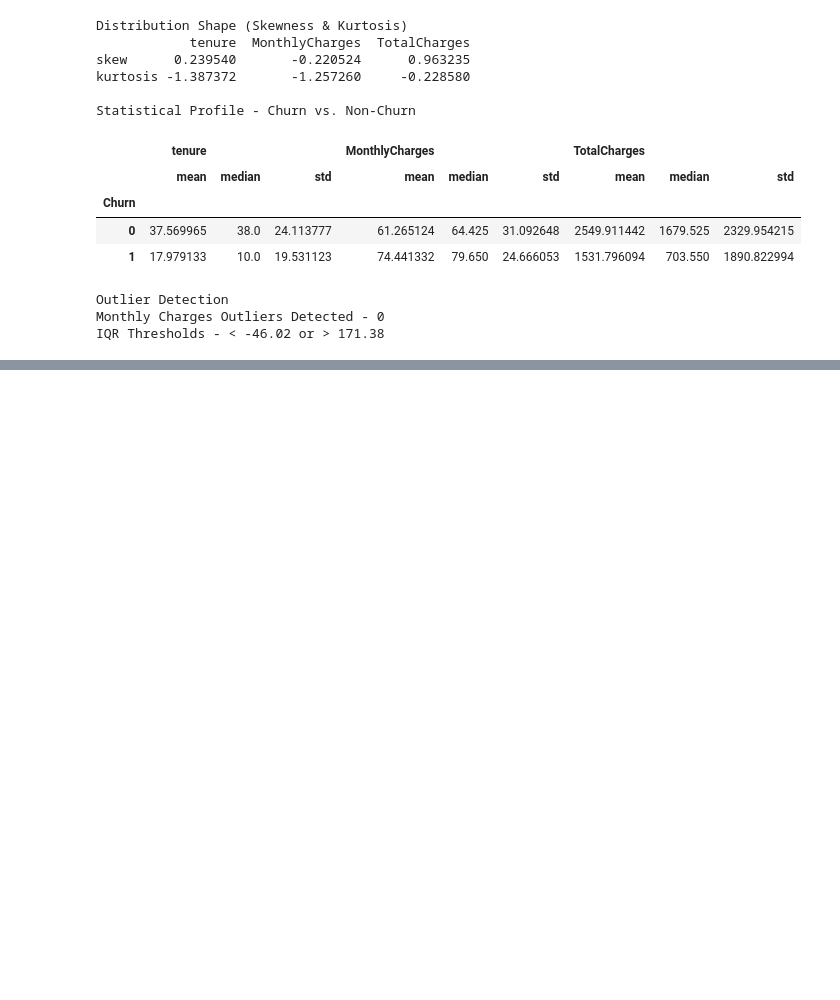
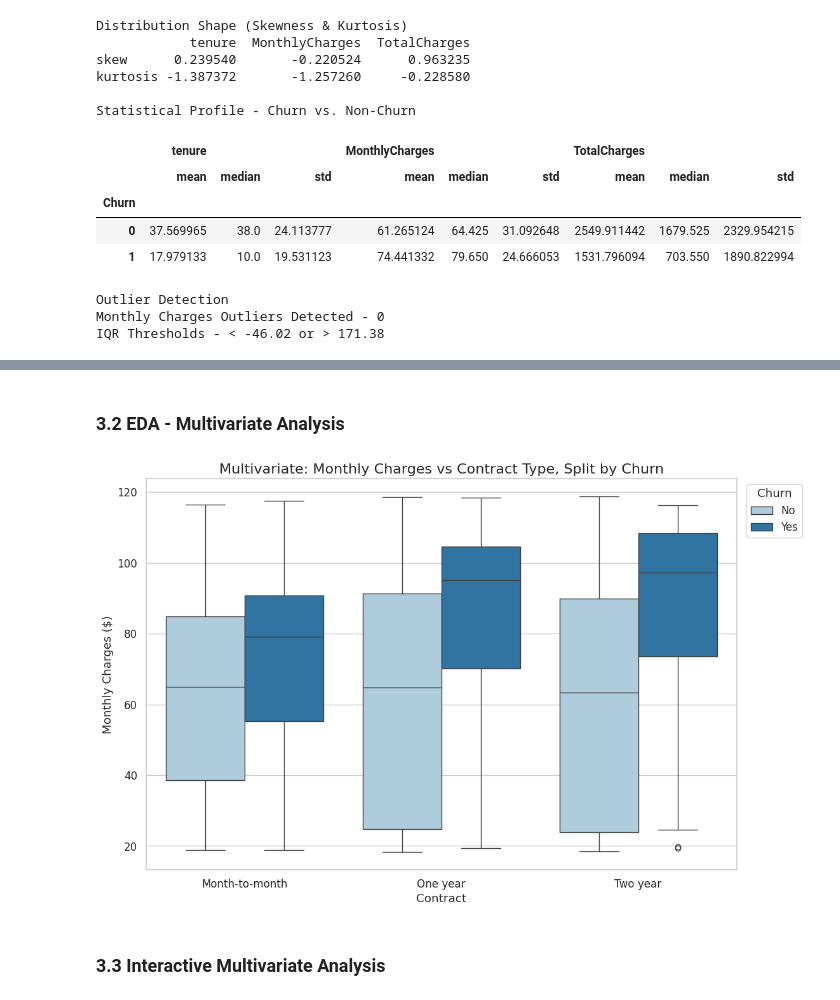
Before and after one commit to VIHANGAGIT/Telco-Customer-Churn-Analysis, a Jupyter notebook: telco_customer_churn_21021007.ipynb, the cells around one changed output, grey strips where cells are left out. Cells and saved outputs as stored; diff of their text form; code cells hidden in the pictures; blank space fills up the shorter version.

Commit message:
Adding Multivariate analysis and statistical analysis

```diff
--- a/telco_customer_churn_21021007.ipynb
+++ b/telco_customer_churn_21021007.ipynb
@@ -199,0 +250,18 @@ IQR Thresholds - < -46.02 or > 171.38
+# %% [markdown]
+### 3.2 EDA - Multivariate Analysis
+# %%
+plot_df = df[['MonthlyCharges', 'Churn']].copy()
+plot_df['Contract'] = df_original_multicats['Contract']
+
+# Plotting using the combined dataframe
+plt.figure(figsize=(12, 8))
+ax = sns.boxplot(x='Contract', y='MonthlyCharges', hue='Churn', data=plot_df, palette='Paired')
+plt.title('Multivariate: Monthly Charges vs Contract Type, Split by Churn')
+handles, _ = ax.get_legend_handles_labels()
+ax.legend(handles, ['No', 'Yes'], title='Churn', loc='upper right', bbox_to_anchor=(1.12, 1))
+plt.ylabel('Monthly Charges ($)')
+plt.show()
+# %% [output]
+[figure, added]
+# %% [markdown]
+### 3.3 Interactive Multivariate Analysis
```
Also changed, not shown: parts of 11 cells of this notebook.
